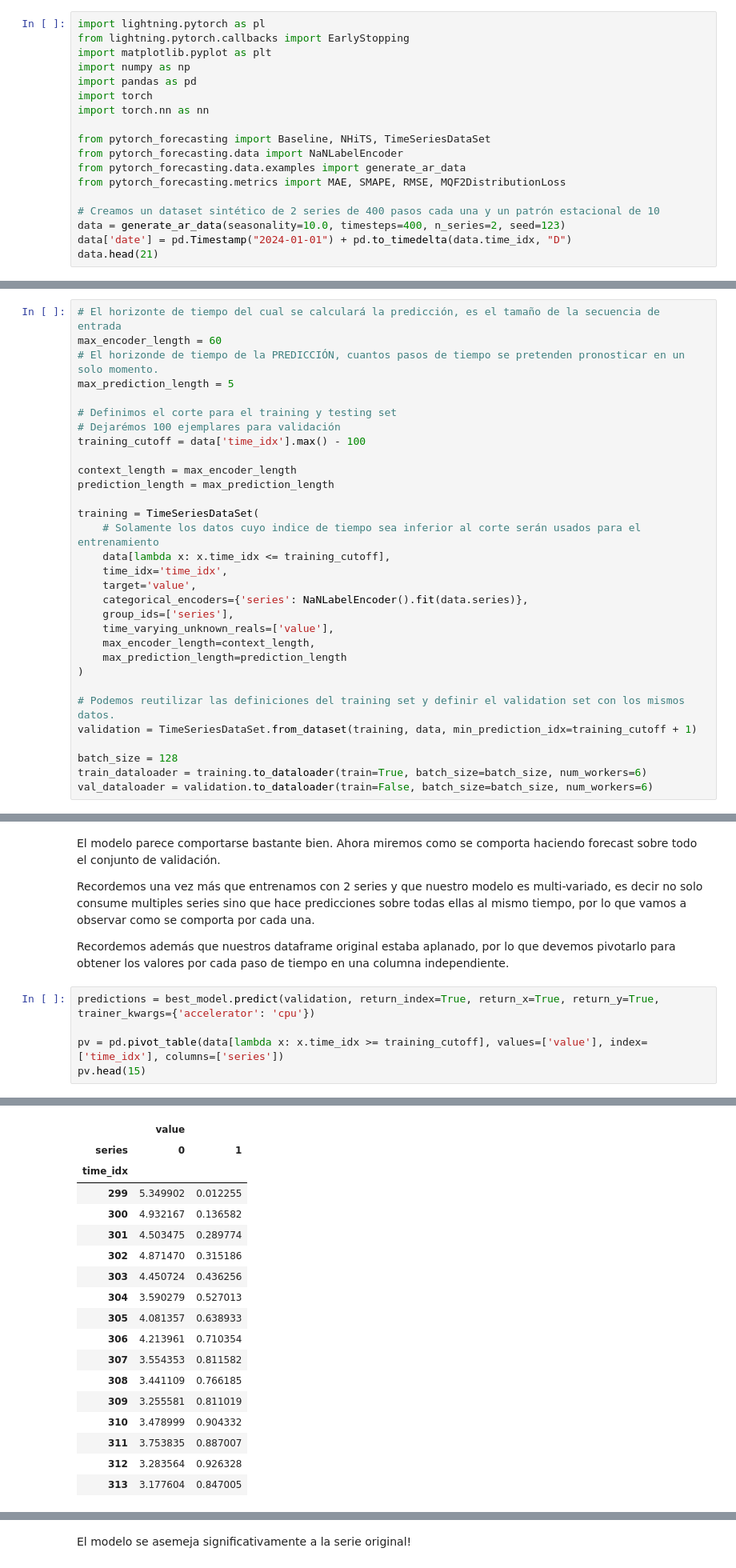
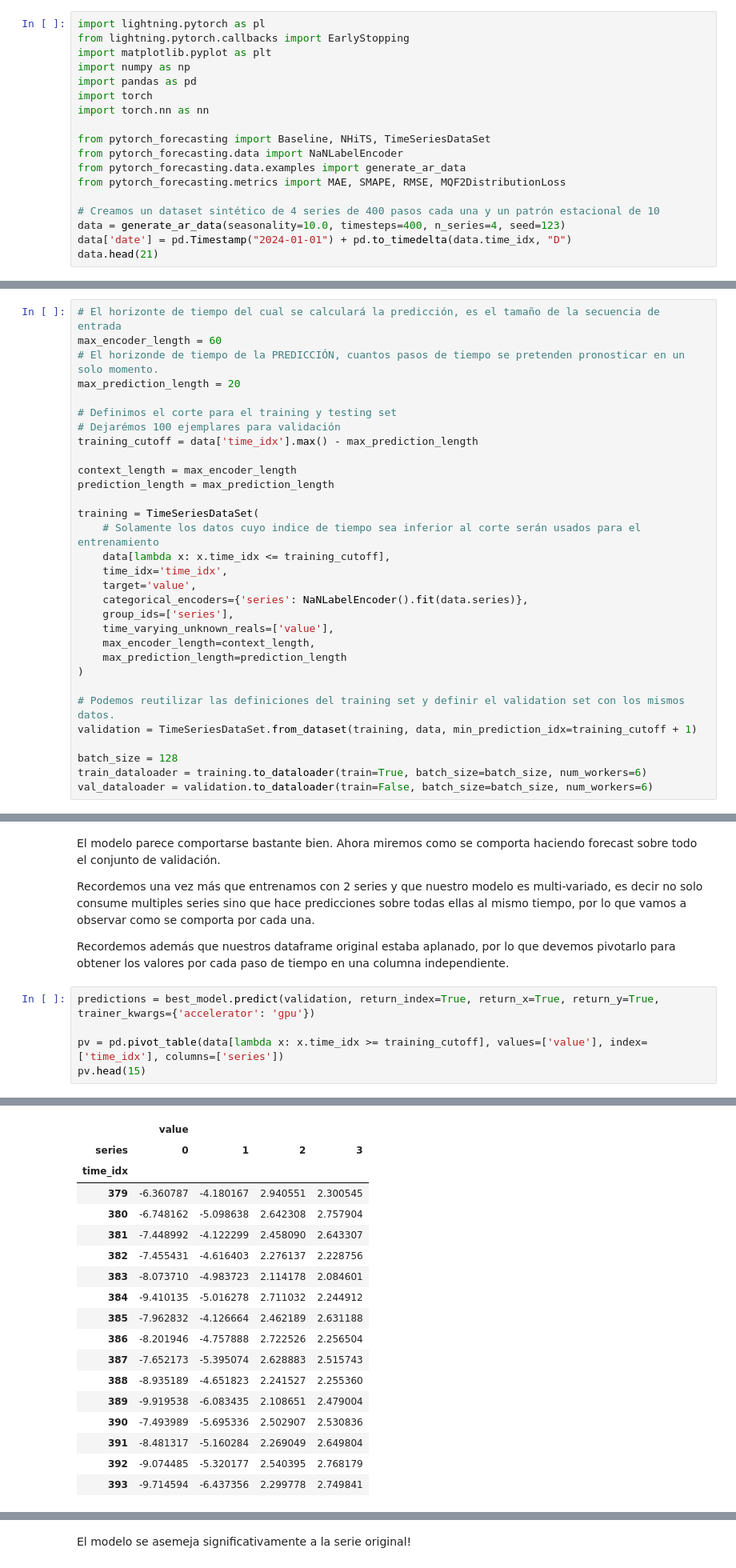
Before and after one commit to Ohtar10/icesi-advanced-dl, a Jupyter notebook: Unidad 1 - Time Series/nhits-time-series.ipynb, the cells around one changed output, grey strips where cells are left out. Shown at 80% size. Saved outputs shown, nothing was run; the diff lists cells and outputs as text.

```diff
--- a/Unidad 1 - Time Series/nhits-time-series.ipynb
+++ b/Unidad 1 - Time Series/nhits-time-series.ipynb
@@ -40,8 +43,8 @@ from pytorch_forecasting.data import NaNLabelEncoder
 from pytorch_forecasting.data.examples import generate_ar_data
 from pytorch_forecasting.metrics import MAE, SMAPE, RMSE, MQF2DistributionLoss
 
-# Creamos un dataset sintético de 2 series de 400 pasos cada una y un patrón estacional de 10
-data = generate_ar_data(seasonality=10.0, timesteps=400, n_series=2, seed=123)
+# Creamos un dataset sintético de 4 series de 400 pasos cada una y un patrón estacional de 10
+data = generate_ar_data(seasonality=10.0, timesteps=400, n_series=4, seed=123)
 data['date'] = pd.Timestamp("2024-01-01") + pd.to_timedelta(data.time_idx, "D")
 data.head(21)
 # %% [output]
@@ -76,11 +79,11 @@ plt.show()
 # El horizonte de tiempo del cual se calculará la predicción, es el tamaño de la secuencia de entrada
 max_encoder_length = 60
 # El horizonde de tiempo de la PREDICCIÓN, cuantos pasos de tiempo se pretenden pronosticar en un solo momento.
-max_prediction_length = 5
+max_prediction_length = 20
 
 # Definimos el corte para el training y testing set
 # Dejarémos 100 ejemplares para validación
-training_cutoff = data['time_idx'].max() - 100
+training_cutoff = data['time_idx'].max() - max_prediction_length
 
 context_length = max_encoder_length
 prediction_length = max_prediction_length
@@ -235,7 +242,7 @@ Recordemos una vez más que entrenamos con 2 series y que nuestro modelo es mult
 
 Recordemos además que nuestros dataframe original estaba aplanado, por lo que devemos pivotarlo para obtener los valores por cada paso de tiempo en una columna independiente.
 # %%
-predictions = best_model.predict(validation, return_index=True, return_x=True, return_y=True, trainer_kwargs={'accelerator': 'cpu'})
+predictions = best_model.predict(validation, return_index=True, return_x=True, return_y=True, trainer_kwargs={'accelerator': 'gpu'})
 
 pv = pd.pivot_table(data[lambda x: x.time_idx >= training_cutoff], values=['value'], index=['time_idx'], columns=['series'])
 pv.head(15)
@@ -247,21 +255,21 @@ HPU available: False, using: 0 HPUs
-|  | value |  |
-| series | 0 | 1 |
-| time_idx |  |  |
-| 299 | 5.349902 | 0.012255 |
-| 300 | 4.932167 | 0.136582 |
-| 301 | 4.503475 | 0.289774 |
-| 302 | 4.871470 | 0.315186 |
-| 303 | 4.450724 | 0.436256 |
-| 304 | 3.590279 | 0.527013 |
-| 305 | 4.081357 | 0.638933 |
-| 306 | 4.213961 | 0.710354 |
-| 307 | 3.554353 | 0.811582 |
-| 308 | 3.441109 | 0.766185 |
-| 309 | 3.255581 | 0.811019 |
-| 310 | 3.478999 | 0.904332 |
-| 311 | 3.753835 | 0.887007 |
-| 312 | 3.283564 | 0.926328 |
-| 313 | 3.177604 | 0.847005 |
+|  | value |  |  |  |
+| series | 0 | 1 | 2 | 3 |
+| time_idx |  |  |  |  |
+| 379 | -6.360787 | -4.180167 | 2.940551 | 2.300545 |
+| 380 | -6.748162 | -5.098638 | 2.642308 | 2.757904 |
+| 381 | -7.448992 | -4.122299 | 2.458090 | 2.643307 |
+| 382 | -7.455431 | -4.616403 | 2.276137 | 2.228756 |
+| 383 | -8.073710 | -4.983723 | 2.114178 | 2.084601 |
+| 384 | -9.410135 | -5.016278 | 2.711032 | 2.244912 |
+| 385 | -7.962832 | -4.126664 | 2.462189 | 2.631188 |
+| 386 | -8.201946 | -4.757888 | 2.722526 | 2.256504 |
+| 387 | -7.652173 | -5.395074 | 2.628883 | 2.515743 |
+| 388 | -8.935189 | -4.651823 | 2.241527 | 2.255360 |
+| 389 | -9.919538 | -6.083435 | 2.108651 | 2.479004 |
+| 390 | -7.493989 | -5.695336 | 2.502907 | 2.530836 |
+| 391 | -8.481317 | -5.160284 | 2.269049 | 2.649804 |
+| 392 | -9.074485 | -5.320177 | 2.540395 | 2.768179 |
+| 393 | -9.714594 | -6.437356 | 2.299778 | 2.749841 |
 # %% [markdown]
 Finalmente, observemos una comparación de lo predicho vs lo real punto por punto:
 
```
Also changed, not shown: parts of 17 cells of this notebook, 1 other file.
